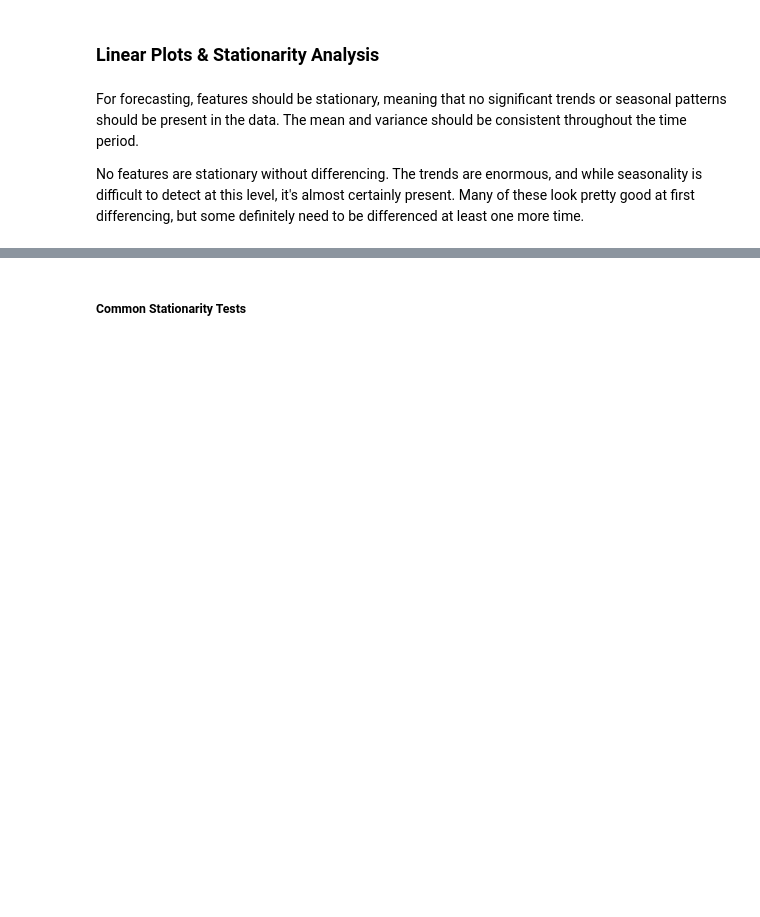
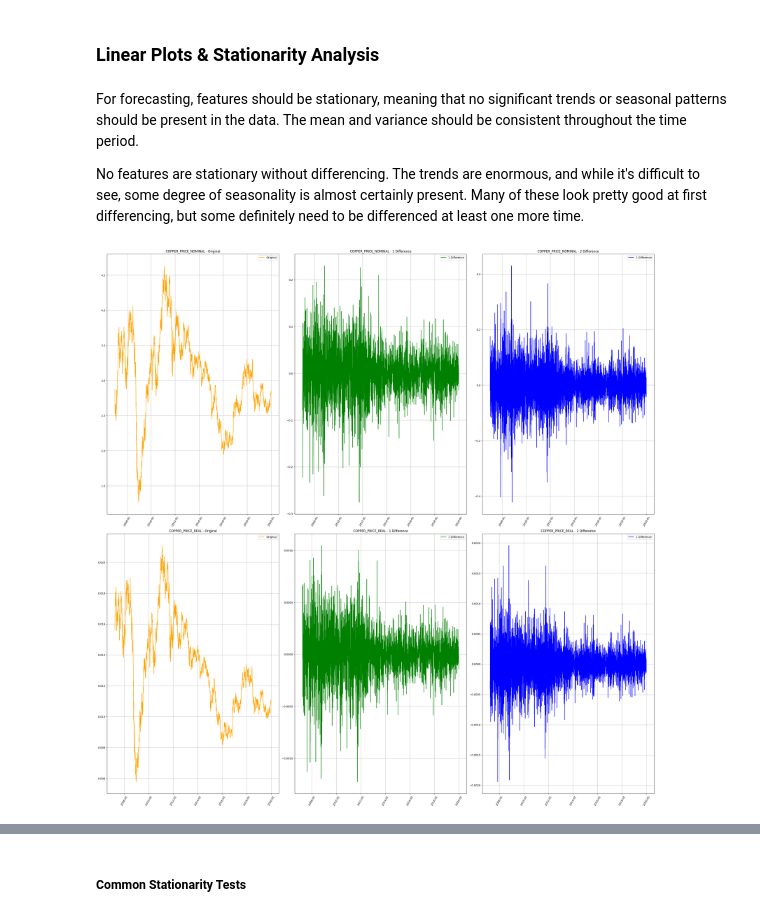
Before and after one commit to neal-logan/ea-nasir, a Jupyter notebook: 02_forecasting.ipynb, the cells around one changed output, grey strips where cells are left out. Saved outputs shown, nothing was run; the diff lists cells and outputs as text; code cells hidden in the pictures; blank space fills up the shorter version.

Commit message:
Make progress in forecasting, adding to vis and prep methods

```diff
--- a/02_forecasting.ipynb
+++ b/02_forecasting.ipynb
@@ -7,3 +20,5 @@
+# %%
+dev_data = ibis.read_csv('data_forecasting/dev_data.csv')
 # %%
 import skforecast
 import pmdarima
@@ -12,17 +27,18 @@ import pmdarima
 # %% [markdown]
 For forecasting, features should be stationary, meaning that no significant trends or seasonal patterns should be present in the data.  The mean and variance should be consistent throughout the time period.
 
-No features are stationary without differencing.  The trends are enormous, and while seasonality is difficult to detect at this level, it's almost certainly present.  Many of these look pretty good at first differencing, but some definitely need to be differenced at least one more time.
+No features are stationary without differencing.  The trends are enormous, and while it's difficult to see, some degree of seasonality is almost certainly present.  Many of these look pretty good at first differencing, but some definitely need to be differenced at least one more time.
 # %%
 column_list = [
     'DATE',
-    'copper_PRICE',
-    'CONSUMER_SENTIMENT',
-    'r2000_PRICE',
-    'UNEMPLOYMENT',
-    'HOUSE_STARTS'
+    'COPPER_PRICE_NOMINAL',
+    'COPPER_PRICE_REAL'
 ]
 df = dev_data.select(column_list).to_pandas()
 df['DATE'] = pd.to_datetime(df['DATE'])
 df = df.sort_values('DATE')
-fig, axes = vis.plot_time_series_diffs(df)
+fig, axes = vis.plot_time_series_diffs(
+    df,
+    num_diffs = 2)
+# %% [output]
+[figure, added]
```
Also changed, not shown: parts of 8 cells of this notebook, 6 other files.
